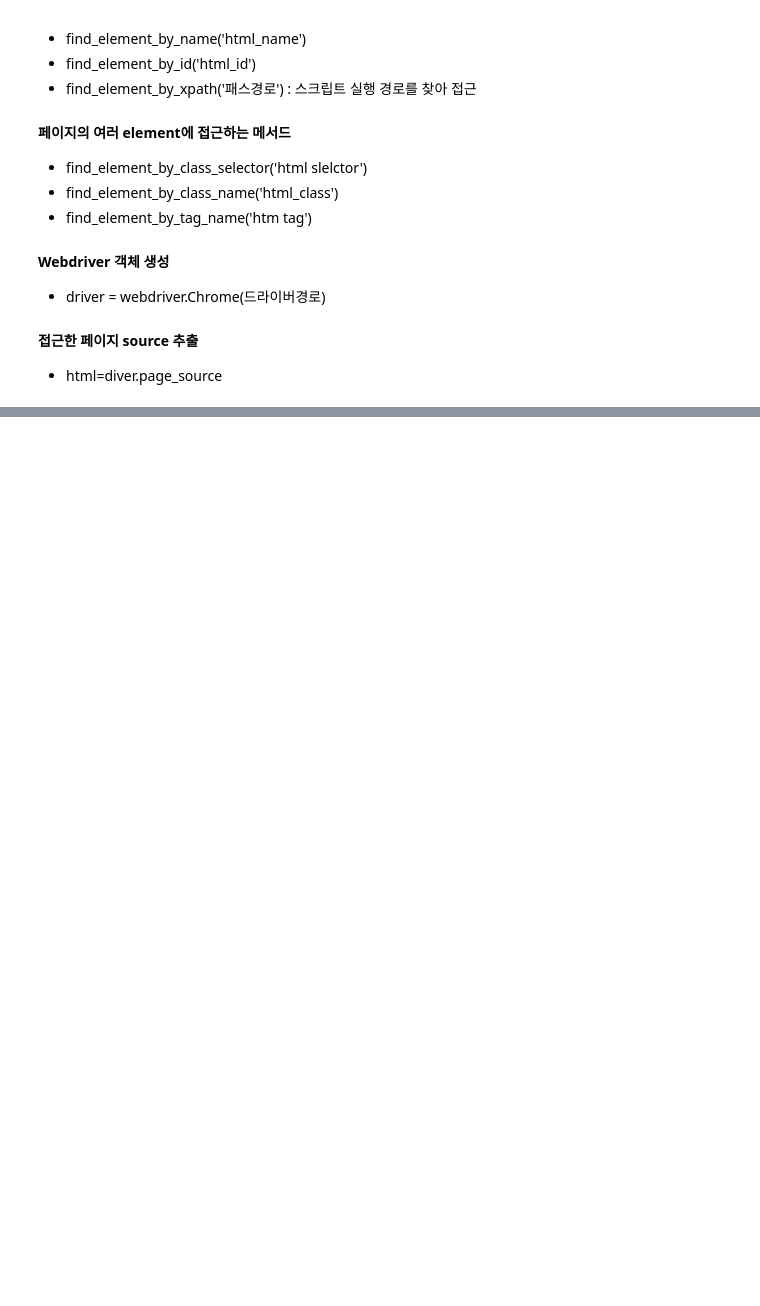
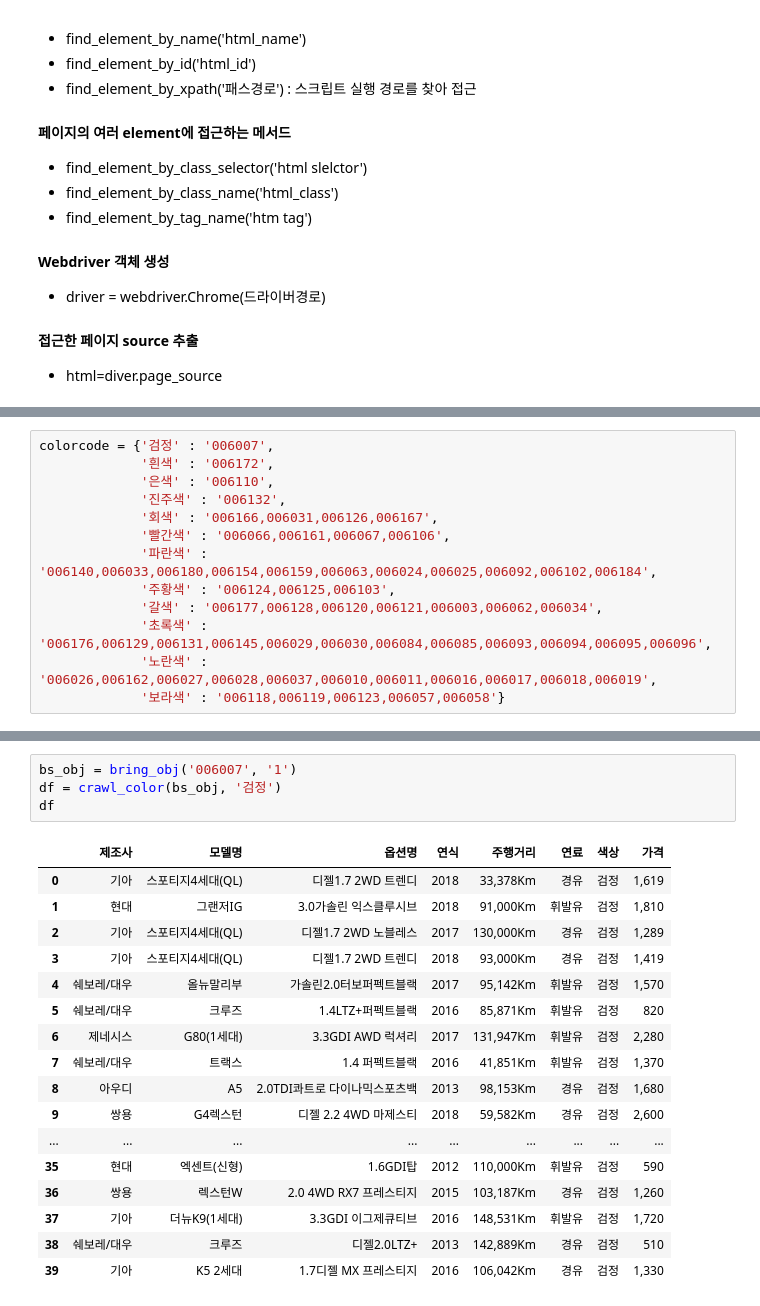
Before and after one commit to Ahn-seongjun/Fin_project_6, a Jupyter notebook: m_park.ipynb, the cells around one changed output, grey strips where cells are left out. Drawn from its saved outputs; the diff is of its cells as text; blank space fills up the shorter version.

```diff
--- a/m_park.ipynb
+++ b/m_park.ipynb
@@ -210,0 +103,13 @@ def get_car_info(url):
+# %%
+colorcode = {'검정' : '006007',
+             '흰색' : '006172',
+             '은색' : '006110',
+             '진주색' : '006132',
+             '회색' : '006166,006031,006126,006167',
+             '빨간색' : '006066,006161,006067,006106',
+             '파란색' : '006140,006033,006180,006154,006159,006063,006024,006025,006092,006102,006184',
+             '주황색' : '006124,006125,006103',
+             '갈색' : '006177,006128,006120,006121,006003,006062,006034',
+             '초록색' : '006176,006129,006131,006145,006029,006030,006084,006085,006093,006094,006095,006096',
+             '노란색' : '006026,006162,006027,006028,006037,006010,006011,006016,006017,006018,006019',
+             '보라색' : '006118,006119,006123,006057,006058'}
@@ -210,0 +174,22 @@ def get_car_info(url):
+# %%
+bs_obj = bring_obj('006007', '1')
+df = crawl_color(bs_obj, '검정')
+df
+# %% [output]
+|  | 제조사 | 모델명 | 옵션명 | 연식 | 주행거리 | 연료 | 색상 | 가격 |
+| 0 | 기아 | 스포티지4세대(QL) | 디젤1.7 2WD 트렌디 | 2018 | 33,378Km | 경유 | 검정 | 1,619 |
+| 1 | 현대 | 그랜저IG | 3.0가솔린 익스클루시브 | 2018 | 91,000Km | 휘발유 | 검정 | 1,810 |
+| 2 | 기아 | 스포티지4세대(QL) | 디젤1.7 2WD 노블레스 | 2017 | 130,000Km | 경유 | 검정 | 1,289 |
+| 3 | 기아 | 스포티지4세대(QL) | 디젤1.7 2WD 트렌디 | 2018 | 93,000Km | 경유 | 검정 | 1,419 |
+| 4 | 쉐보레/대우 | 올뉴말리부 | 가솔린2.0터보퍼펙트블랙 | 2017 | 95,142Km | 휘발유 | 검정 | 1,570 |
+| 5 | 쉐보레/대우 | 크루즈 | 1.4LTZ+퍼펙트블랙 | 2016 | 85,871Km | 휘발유 | 검정 | 820 |
+| 6 | 제네시스 | G80(1세대) | 3.3GDI AWD 럭셔리 | 2017 | 131,947Km | 휘발유 | 검정 | 2,280 |
+| 7 | 쉐보레/대우 | 트랙스 | 1.4 퍼펙트블랙 | 2016 | 41,851Km | 휘발유 | 검정 | 1,370 |
+| 8 | 아우디 | A5 | 2.0TDI콰트로 다이나믹스포츠백 | 2013 | 98,153Km | 경유 | 검정 | 1,680 |
+| 9 | 쌍용 | G4렉스턴 | 디젤 2.2 4WD 마제스티 | 2018 | 59,582Km | 경유 | 검정 | 2,600 |
+| ... | ... | ... | ... | ... | ... | ... | ... | ... |
+| 35 | 현대 | 엑센트(신형) | 1.6GDI탑 | 2012 | 110,000Km | 휘발유 | 검정 | 590 |
+| 36 | 쌍용 | 렉스턴W | 2.0 4WD RX7 프레스티지 | 2015 | 103,187Km | 경유 | 검정 | 1,260 |
+| 37 | 기아 | 더뉴K9(1세대) | 3.3GDI 이그제큐티브 | 2016 | 148,531Km | 휘발유 | 검정 | 1,720 |
+| 38 | 쉐보레/대우 | 크루즈 | 디젤2.0LTZ+ | 2013 | 142,889Km | 경유 | 검정 | 510 |
+| 39 | 기아 | K5 2세대 | 1.7디젤 MX 프레스티지 | 2016 | 106,042Km | 경유 | 검정 | 1,330 |
```
Also changed, not shown: parts of 17 cells of this notebook, 1 other file.
